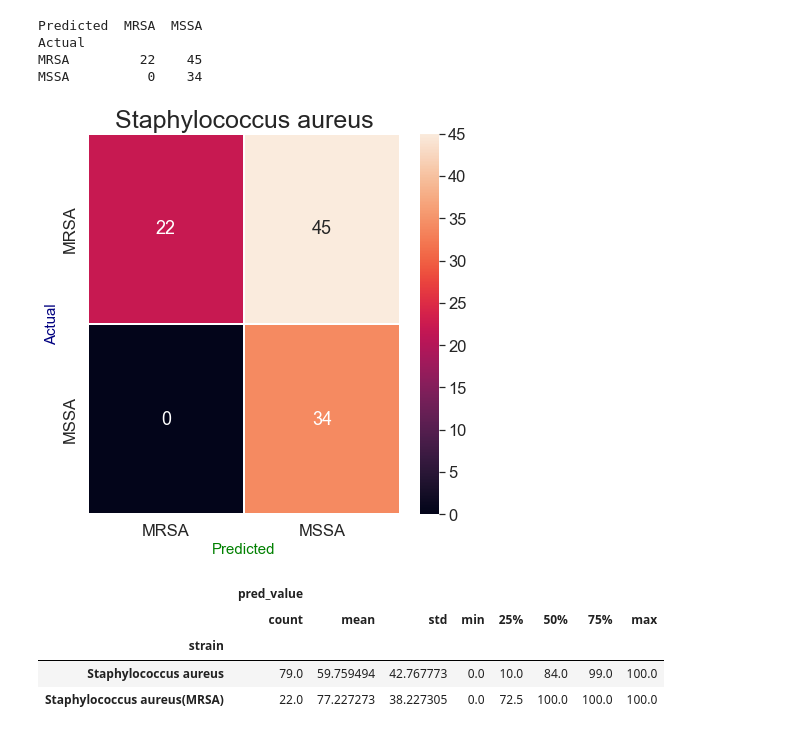
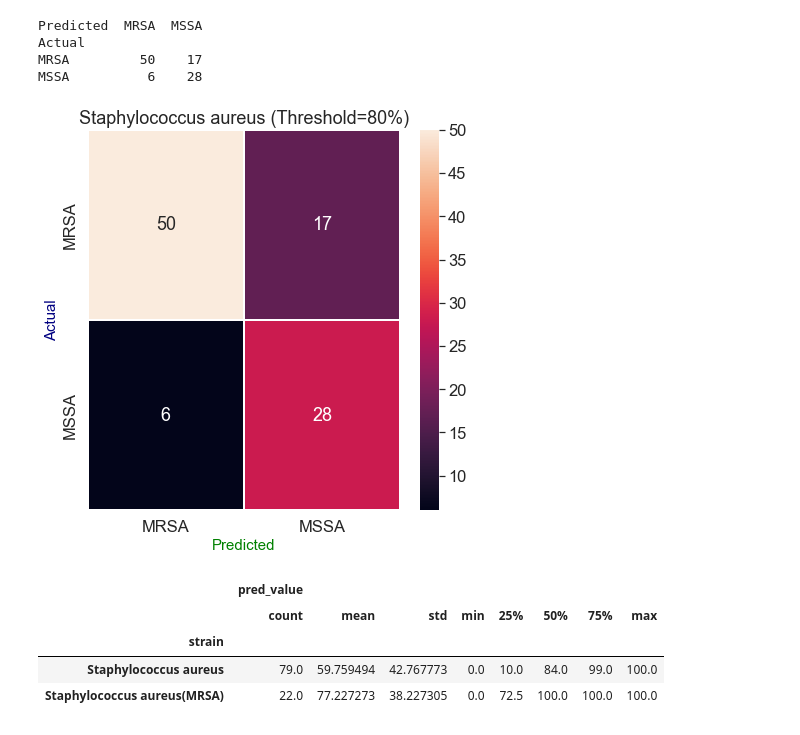
Before and after one commit to ChunWeiPeng/CMUH, a Jupyter notebook: CDSS_20220322.ipynb, the cells around one changed output. Cells and saved outputs as stored; diff of their text form; code cells hidden in the pictures.

```diff
--- a/CDSS_20220322.ipynb
+++ b/CDSS_20220322.ipynb
@@ -61,17 +61,18 @@ SA = SA.drop_duplicates()
 
 SA = SA[['病歷號碼', 'bed', '就醫序號', '申請編號', 'strain', '部位', '年齡', '抗藥性菌株', 'examTime',
        'reportTime', 'openTime', '菌株', '預測值', 'sendTime']].drop_duplicates() #101
+SA['STRAIN'] = 'Staphylococcus aureus'
 
 # add column 'predValue interval'
 condition = [(SA['預測值'] <= 20), (SA['預測值'] > 20)&(SA['預測值'] <= 40),
              (SA['預測值'] > 40)&(SA['預測值'] <= 60), (SA['預測值'] > 60)&(SA['預測值'] <= 80),
              (SA['預測值'] > 80)&(SA['預測值'] <= 100)]
 
-value = [0, 1, 2, 3, 4]
+value = ['0~20%', '21~40%', '41~60%', '61~80%', '81~100%']
 SA['PredLevel'] = np.select(condition, value)
 
 # add column 'Resistance'
-SA['Resist'] = np.where(SA['抗藥性菌株']==1, '1', '0')
+SA['Resist'] = np.where(SA['抗藥性菌株']==1, 'MRSA', 'MSSA')
 SA.rename({'年齡':'Age', '預測值':'PredValue'}, axis=1, inplace=True)
 # %%
 # scatter plot
@@ -109,27 +137,28 @@ Name: Resist, dtype: int64
 # SA['Group'] = 'Staphylococcus aureus'
 # SA.head()
 
-# add
+SA['Predicted'] = np.where(SA['PredLevel'] != '81~100%', 'MSSA', 'MRSA')
+# SA['Actual'] = np.where(SA['Resist'] == 'MRSA', 1, 0)
 # %%
 # confusion matrix
 
-confusion_matrix_SA = pd.crosstab(SA['SA_actual'], SA['SA_pred'], rownames=['Actual'], colnames=['Predicted'])
+confusion_matrix_SA = pd.crosstab(SA['Resist'], SA['Predicted'], rownames=['Actual'], colnames=['Predicted'])
 print (confusion_matrix_SA)
 
 
 plt.figure(figsize=(7,7))
 sn.set(font_scale = 1.5)
 sn.heatmap(confusion_matrix_SA, annot=True, fmt='d', linewidths=1.5)
-plt.title('Staphylococcus aureus', fontsize = 25)
+plt.title('Staphylococcus aureus (Threshold=80%)', fontsize = 18)
 plt.xlabel('Predicted', fontsize = 15, color='green')
 plt.ylabel('Actual', fontsize = 15, color='navy')
 plt.show()
 # %% [output]
 Predicted  MRSA  MSSA
 Actual
-MRSA         22    45
-MSSA          0    34
+MRSA         50    17
+MSSA          6    28
-[figure, old version]
+[figure, new version]
 # %%
 # box plot (pred value range)
 
```
Also changed, not shown: parts of 8 cells of this notebook.
